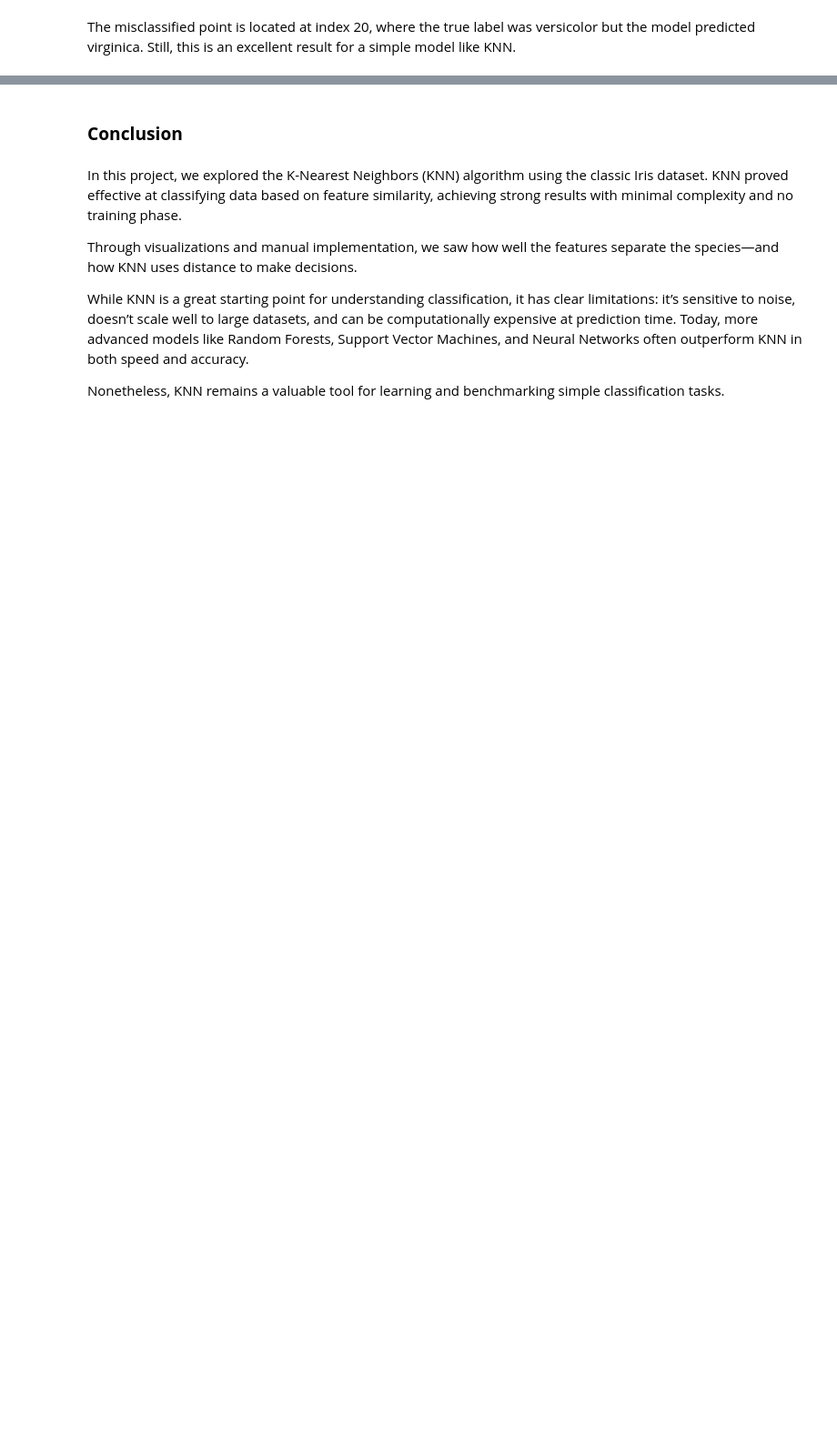
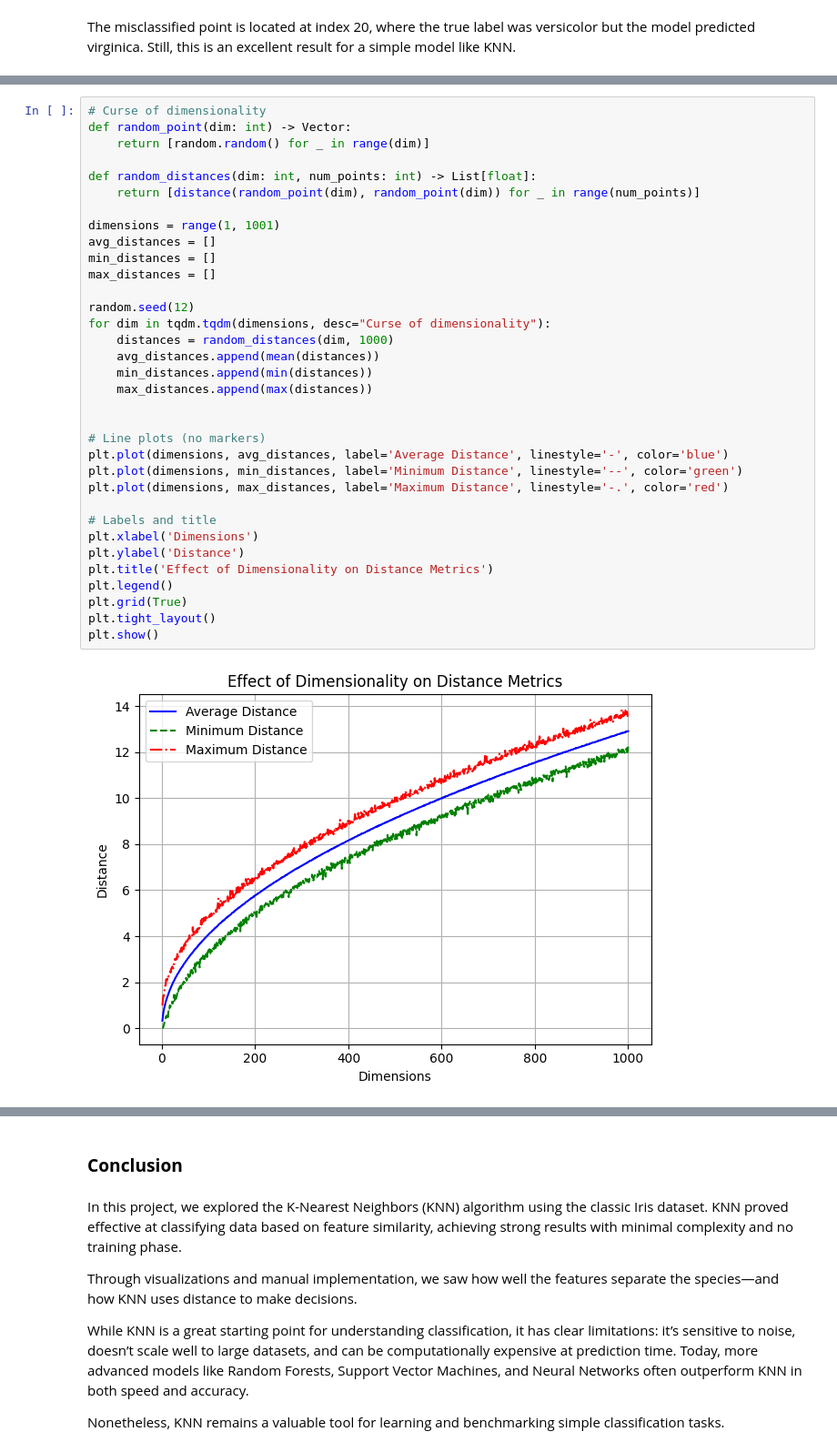
Before and after one commit to RGaRo/datascience_basics, a Jupyter notebook: workbook/03_knn_classifier.ipynb, the cells around one changed output, grey strips where cells are left out. Shown at 91% size. Cells and saved outputs as stored; diff of their text form; blank space fills up the shorter version.

Commit message:
Adding KNN model explanaition about performance reduction in high dimensionality datasets

```diff
--- a/workbook/03_knn_classifier.ipynb
+++ b/workbook/03_knn_classifier.ipynb
@@ -402,0 +412,36 @@ The misclassified point is located at index 20, where the true label was versico
+# %%
+# Curse of dimensionality
+def random_point(dim: int) -> Vector:
+    return [random.random() for _ in range(dim)]
+
+def random_distances(dim: int, num_points: int) -> List[float]:
+    return [distance(random_point(dim), random_point(dim)) for _ in range(num_points)]
+
+dimensions = range(1, 1001)
+avg_distances = []
+min_distances = []
+max_distances = []
+
+random.seed(12)
+for dim in tqdm.tqdm(dimensions, desc="Curse of dimensionality"):
+    distances = random_distances(dim, 1000)
+    avg_distances.append(mean(distances))
+    min_distances.append(min(distances))
+    max_distances.append(max(distances))
+
+
+# Line plots (no markers)
+plt.plot(dimensions, avg_distances, label='Average Distance', linestyle='-', color='blue')
+plt.plot(dimensions, min_distances, label='Minimum Distance', linestyle='--', color='green')
+plt.plot(dimensions, max_distances, label='Maximum Distance', linestyle='-.', color='red')
+
+# Labels and title
+plt.xlabel('Dimensions')
+plt.ylabel('Distance')
+plt.title('Effect of Dimensionality on Distance Metrics')
+plt.legend()
+plt.grid(True)
+plt.tight_layout()
+plt.show()
+# %% [output]
+[figure, added]
```
Also changed, not shown: parts of 5 cells of this notebook.
